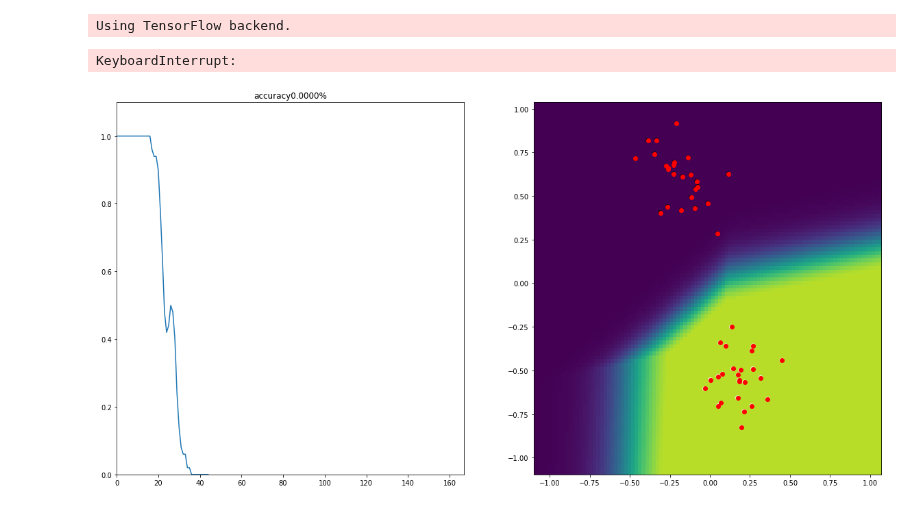
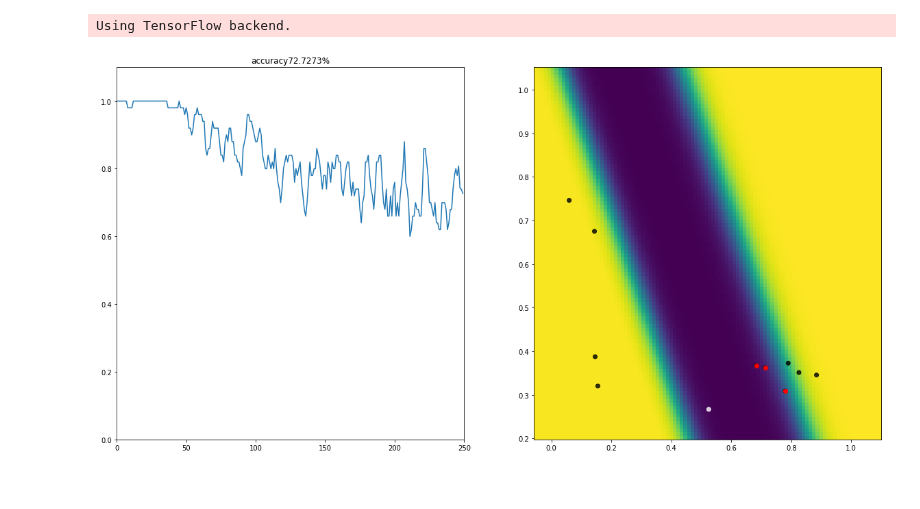
Before and after one commit to AndreasAlam/olac, a Jupyter notebook: notebooks/sbe_pitch_demo.ipynb, the cells around one changed output. Drawn from its saved outputs; the diff is of its cells as text; code cells hidden in the pictures.

```diff
--- a/notebooks/sbe_pitch_demo.ipynb
+++ b/notebooks/sbe_pitch_demo.ipynb
@@ -26,7 +25,6 @@ model.add(ly.Dense(units=1, activation='sigmoid'))
 
 model.compile(loss='binary_crossentropy', optimizer='adam', metrics=['accuracy'])
 # %%
-vis.main(model, data_generators., 'accuracy', steps=2000, p_train=10, window=50)
+vis.main(model, data_generators.cluster_generator, 'accuracy',n_points=3000, cluster_width=50, p_train=10, window=50, write=True)
 # %% [output]
-KeyboardInterrupt:
-[figure, old version]
+[figure, new version]
```
Also changed, not shown: parts of 11 cells of this notebook, 3 other files.
